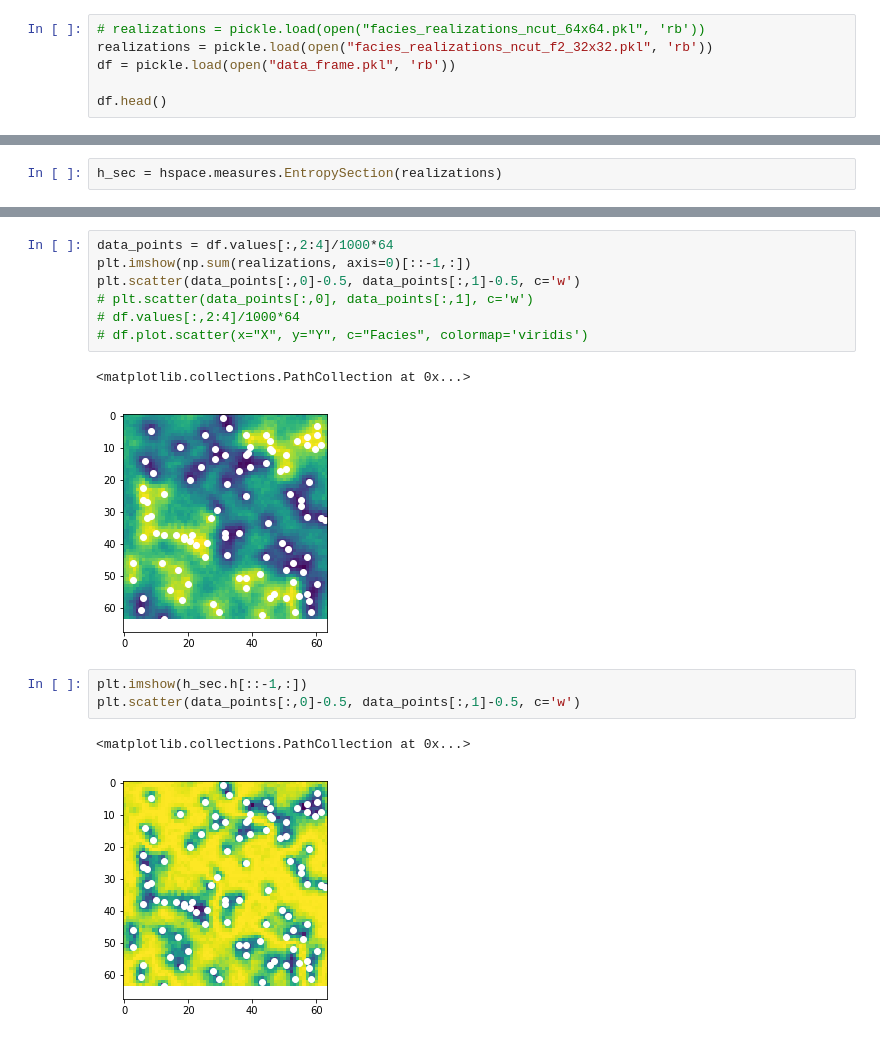
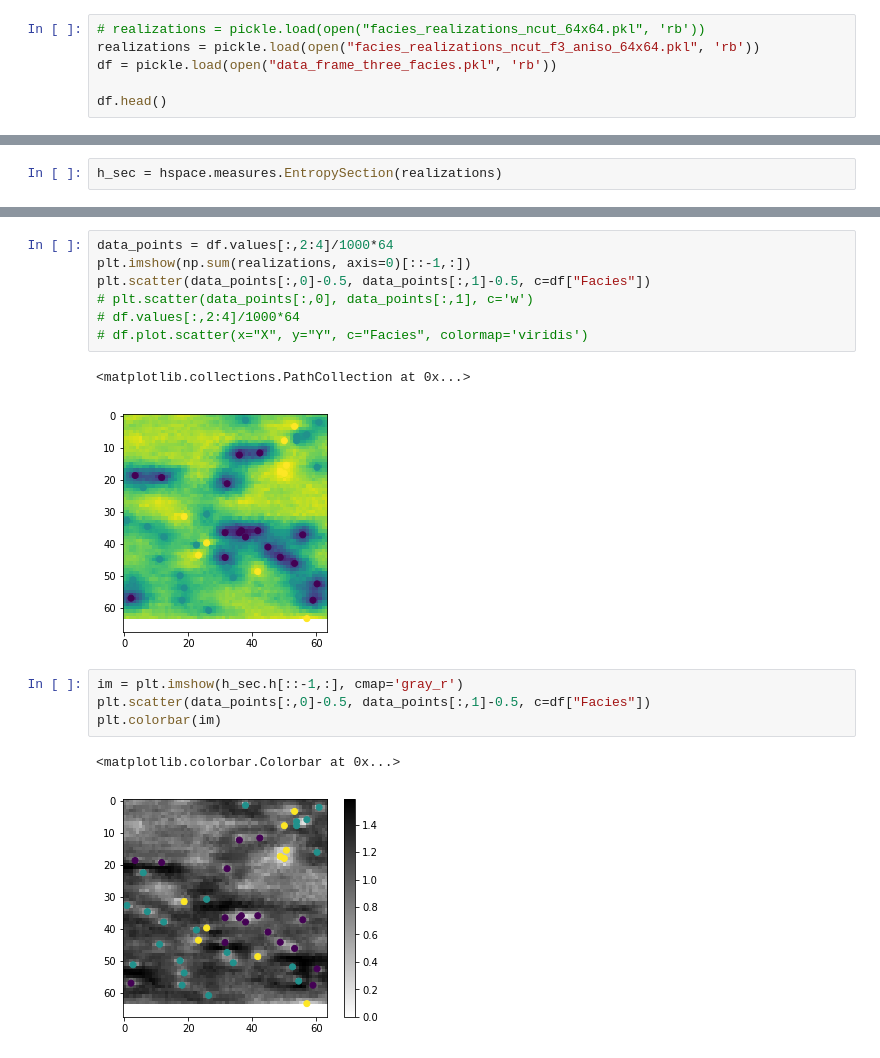
Before and after one commit to cgre-aachen/teaching, a Jupyter notebook: geoinfotheory/notebooks/ITgeo_03_entropy.ipynb, the cells around one changed output, grey strips where cells are left out. Cells and saved outputs as stored; diff of their text form.

```diff
--- a/geoinfotheory/notebooks/ITgeo_03_entropy.ipynb
+++ b/geoinfotheory/notebooks/ITgeo_03_entropy.ipynb
@@ -12,8 +14,8 @@ import pandas as pd
 We first load the dataset from the generated `pickle` file:
 # %%
 # realizations = pickle.load(open("facies_realizations_ncut_64x64.pkl", 'rb'))
-realizations = pickle.load(open("facies_realizations_ncut_f2_32x32.pkl", 'rb'))
-df = pickle.load(open("data_frame.pkl", 'rb'))
+realizations = pickle.load(open("facies_realizations_ncut_f3_aniso_64x64.pkl", 'rb'))
+df = pickle.load(open("data_frame_three_facies.pkl", 'rb'))
 
 df.head()
 # %% [output]
@@ -45,16 +47,17 @@ h_sec.plot_entropy(data_points=data_points)
 # %%
 data_points = df.values[:,2:4]/1000*64
 plt.imshow(np.sum(realizations, axis=0)[::-1,:])
-plt.scatter(data_points[:,0]-0.5, data_points[:,1]-0.5, c='w')
+plt.scatter(data_points[:,0]-0.5, data_points[:,1]-0.5, c=df["Facies"])
 # plt.scatter(data_points[:,0], data_points[:,1], c='w')
 # df.values[:,2:4]/1000*64
 # df.plot.scatter(x="X", y="Y", c="Facies", colormap='viridis')
 # %% [output]
 <matplotlib.collections.PathCollection at 0x...>
-[figure, old version]
+[figure, new version]
 # %%
-plt.imshow(h_sec.h[::-1,:])
-plt.scatter(data_points[:,0]-0.5, data_points[:,1]-0.5, c='w')
+im = plt.imshow(h_sec.h[::-1,:], cmap='gray_r')
+plt.scatter(data_points[:,0]-0.5, data_points[:,1]-0.5, c=df["Facies"])
+plt.colorbar(im)
 # %% [output]
-<matplotlib.collections.PathCollection at 0x...>
+<matplotlib.colorbar.Colorbar at 0x...>
-[figure, old version]
+[figure, new version]
```
Also changed, not shown: parts of 4 cells of this notebook, 2 other files.
